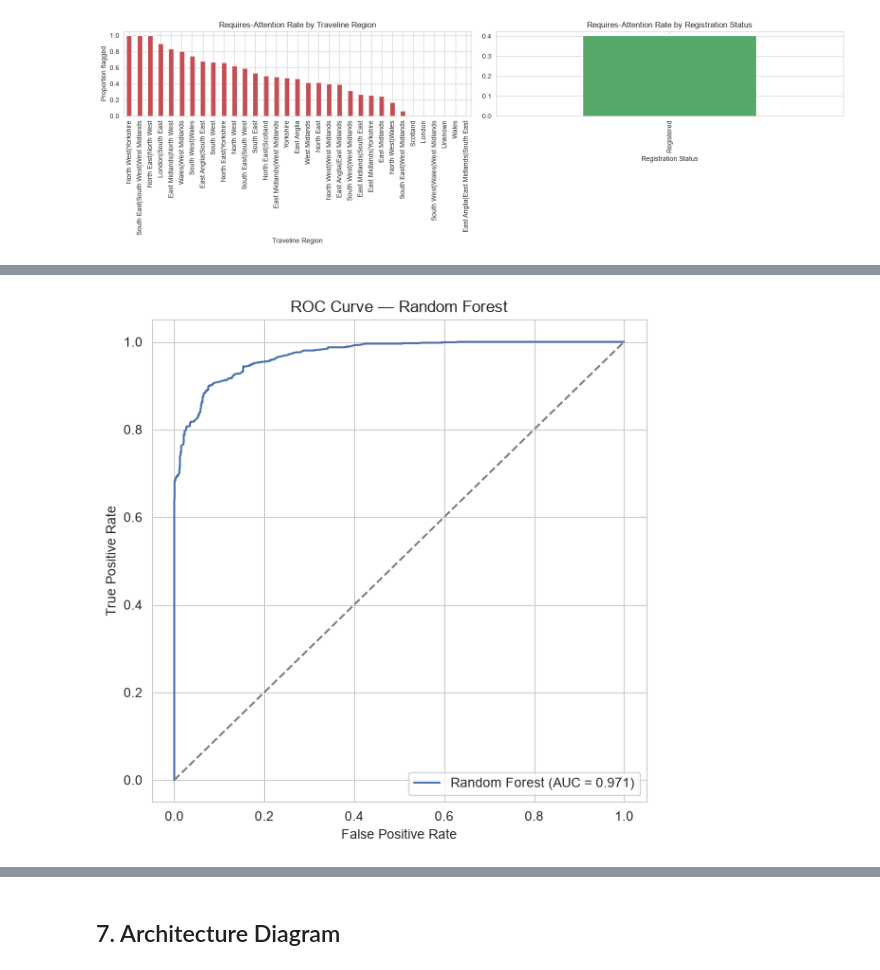
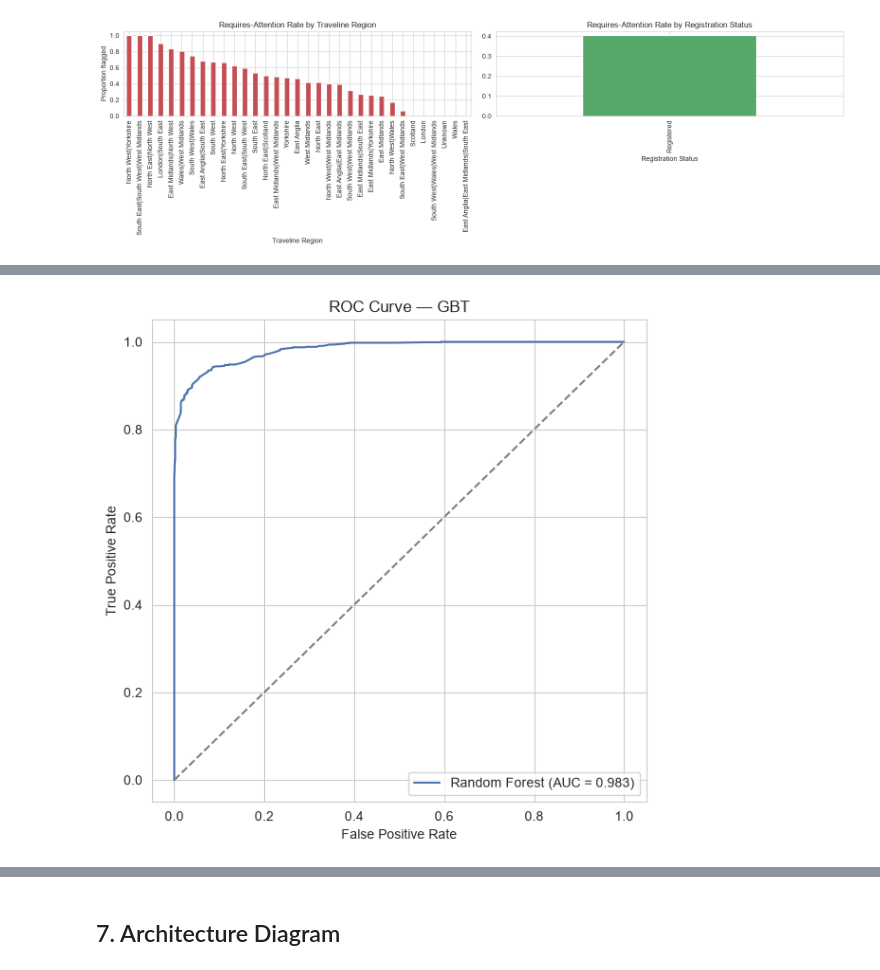
Before and after one commit to Abi-Aeera/240367_BIGDATA_Assignment, a Jupyter notebook: explore.ipynb, the cells around one changed output, grey strips where cells are left out. Drawn from its saved outputs; the diff is of its cells as text; code cells hidden in the pictures.

```diff
--- a/explore.ipynb
+++ b/explore.ipynb
@@ -586,5 +586,5 @@ GBT                  0.936996    9.823176       0.095386
 # %%
-rf_predictions = fitted_models["Random Forest"].transform(test)
+rf_predictions = fitted_models["GBT"].transform(test)
 pred_pdf = rf_predictions.select("label", "prediction").toPandas()
 
 cm = confusion_matrix(pred_pdf["label"], pred_pdf["prediction"])
@@ -593,7 +593,7 @@ sns.heatmap(cm, annot=True, fmt="d", cmap="Blues",
             xticklabels=["No", "Yes"], yticklabels=["No", "Yes"], ax=ax)
 ax.set_xlabel("Predicted")
 ax.set_ylabel("Actual")
-ax.set_title("Random Forest — Confusion Matrix")
+ax.set_title("GBT — Confusion Matrix")
 plt.tight_layout()
 plt.savefig("output/fig_confusion_matrix.png", dpi=150)
 plt.show()
@@ -612,7 +611,7 @@ ax.plot(fpr, tpr, label=f"Random Forest (AUC = {roc_auc:.3f})", color="#4C72B0")
 ax.plot([0, 1], [0, 1], linestyle="--", color="gray")
 ax.set_xlabel("False Positive Rate")
 ax.set_ylabel("True Positive Rate")
-ax.set_title("ROC Curve — Random Forest")
+ax.set_title("ROC Curve — GBT")
 ax.legend(loc="lower right")
 plt.tight_layout()
 plt.savefig("output/fig_roc_curve.png", dpi=150)
@@ -622,2 +620,2 @@ plt.show()
-[figure, old version]
+[figure, new version]
 # %%
```
Also changed, not shown: parts of 20 cells of this notebook, 21 other files.
